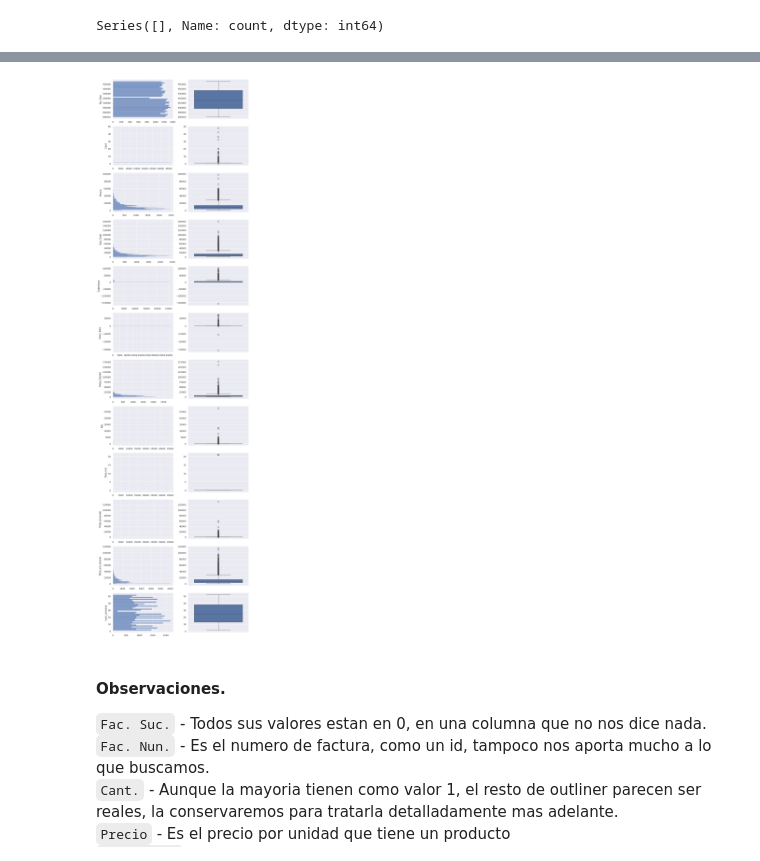
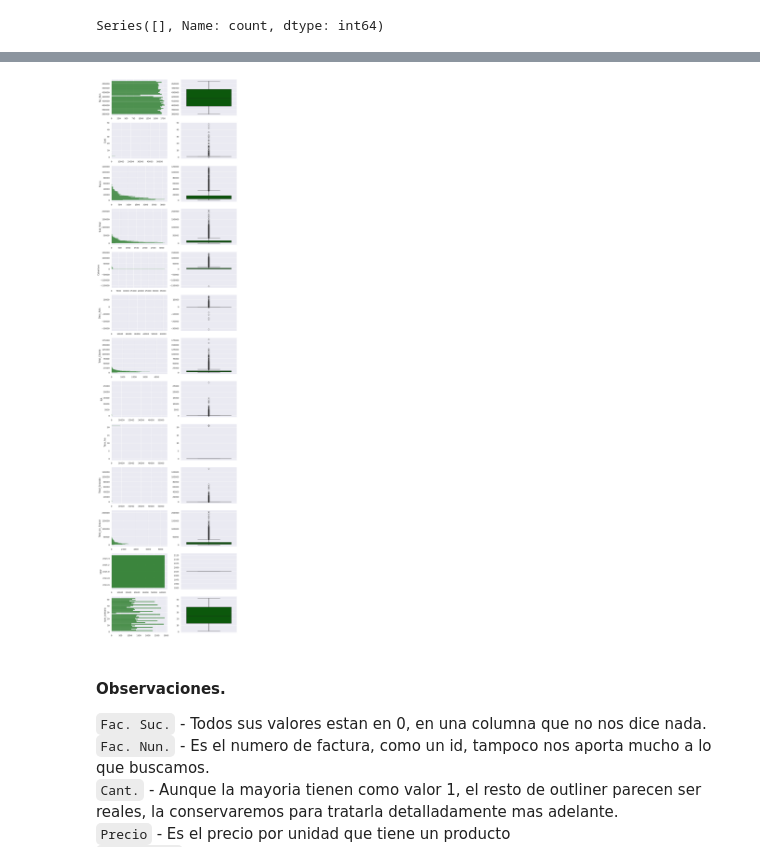
Before and after one commit to 4GeeksAcademy/sp-ml-20-final-project-g2, a Jupyter notebook: src/Final-project-Grupo2-InetaAnthonnyGuillermo.ipynb, the cells around one changed output, grey strips where cells are left out. Cells and saved outputs as stored; diff of their text form; code cells hidden in the pictures.

```diff
--- a/src/Final-project-Grupo2-InetaAnthonnyGuillermo.ipynb
+++ b/src/Final-project-Grupo2-InetaAnthonnyGuillermo.ipynb
@@ -561,6 +561,15 @@ cat_variables
 # %% [markdown]
 > - Para un mejor estudio y un mejor análisis y posterior entrenamiento de modelo, dado que sólo hay registros de 12 meses, tomaremos un periodo de tiempo mas corto, para lo cual creamos una nueva columna con períodos temporales semanales.
 # %%
-df["num_semana"] = df["Fecha"].dt.isocalendar().week.astype(int)
+iso = df["Fecha"].dt.isocalendar()
+
+df["year"] = iso.year.astype(int)
+df["num_semana"] = iso.week.astype(int)
+
+df["week_start"] = (
+    df["Fecha"] - pd.to_timedelta(df["Fecha"].dt.weekday, unit="D")
+).dt.normalize()
+
+df["week_end"] = df["week_start"] + pd.Timedelta(days=6)
 # %%
 df_copy = df.copy()
@@ -705,6 +730,7 @@ Por ejemplo:
 > - Tambien haremos una revision a los nombres que tengan menos de 13 letras para verificar si queda algun error de tipografia donde no podamos sacar mas datos sobre el producto.
-# %%
-df = df[df["Producto"].map(df["Producto"].value_counts()) >= 100].copy()
+# %%
+filtro_cant = 50  #Filtro de cantidad de ventas minimas en 1 año para afirmar que es factibla analizar
+df = df[df["Producto"].map(df["Producto"].value_counts()) >= filtro_cant].copy()
 # %%
 mask = df["Producto"].fillna("").astype(str).str.len().le(12)
 count_rows = mask.sum()
@@ -1746,15 +1747,13 @@ df.describe().T
 # %%
 fig, axis = plt.subplots(len(num_variables), 2, figsize=(10, 3*len(num_variables)))
-
 for i, var in enumerate(num_variables):
-    sns.histplot(ax=axis[i, 0], data=df, y=var).set(xlabel=None)
-    sns.boxplot(ax=axis[i, 1], data=df, y=var).set(ylabel=None)
-
+    sns.histplot(ax=axis[i, 0], data=df, y=var, color="darkgreen").set(xlabel=None)
+    sns.boxplot(ax=axis[i, 1], data=df, y=var, color="darkgreen").set(ylabel=None)
 
 plt.tight_layout()
 plt.show()
 # %% [output]
-[figure, old version]
+[figure, new version]
 # %% [markdown]
 #### Observaciones.
 
```
Also changed, not shown: parts of 58 cells of this notebook, 4 other files.
